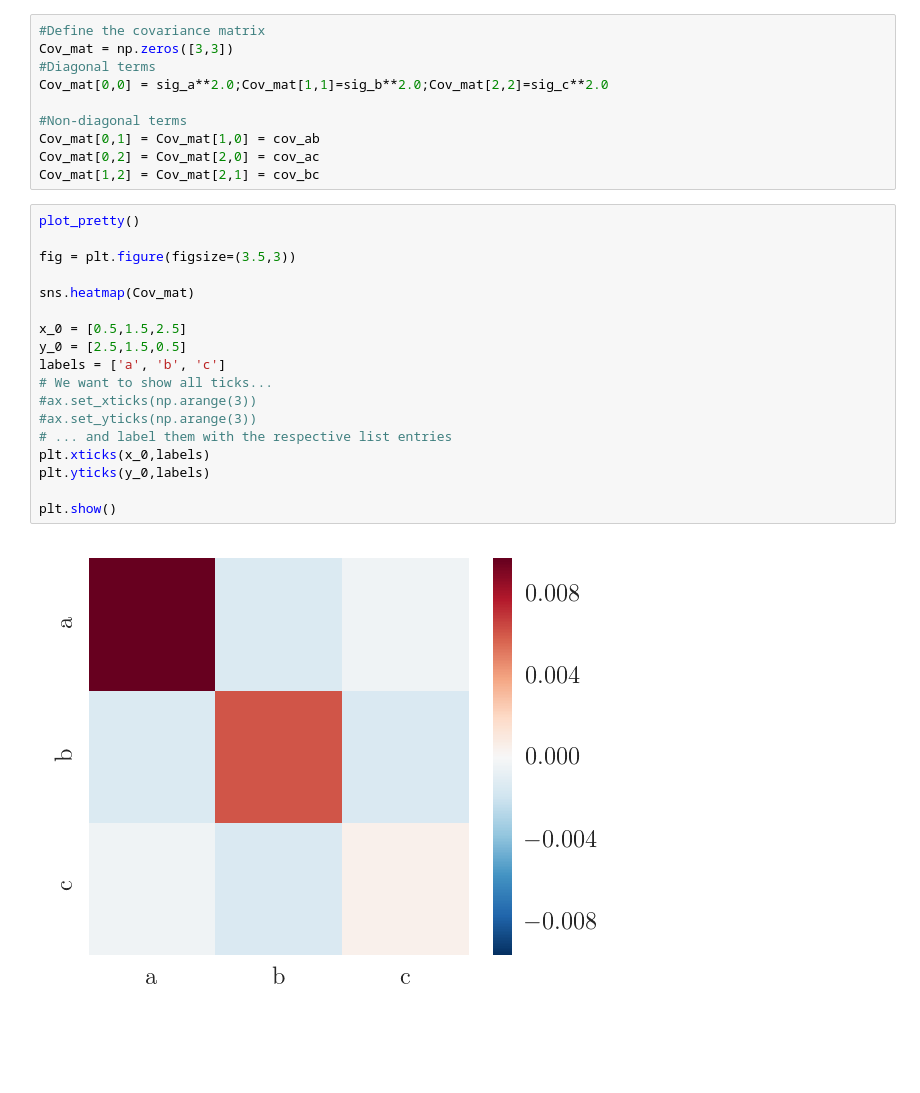
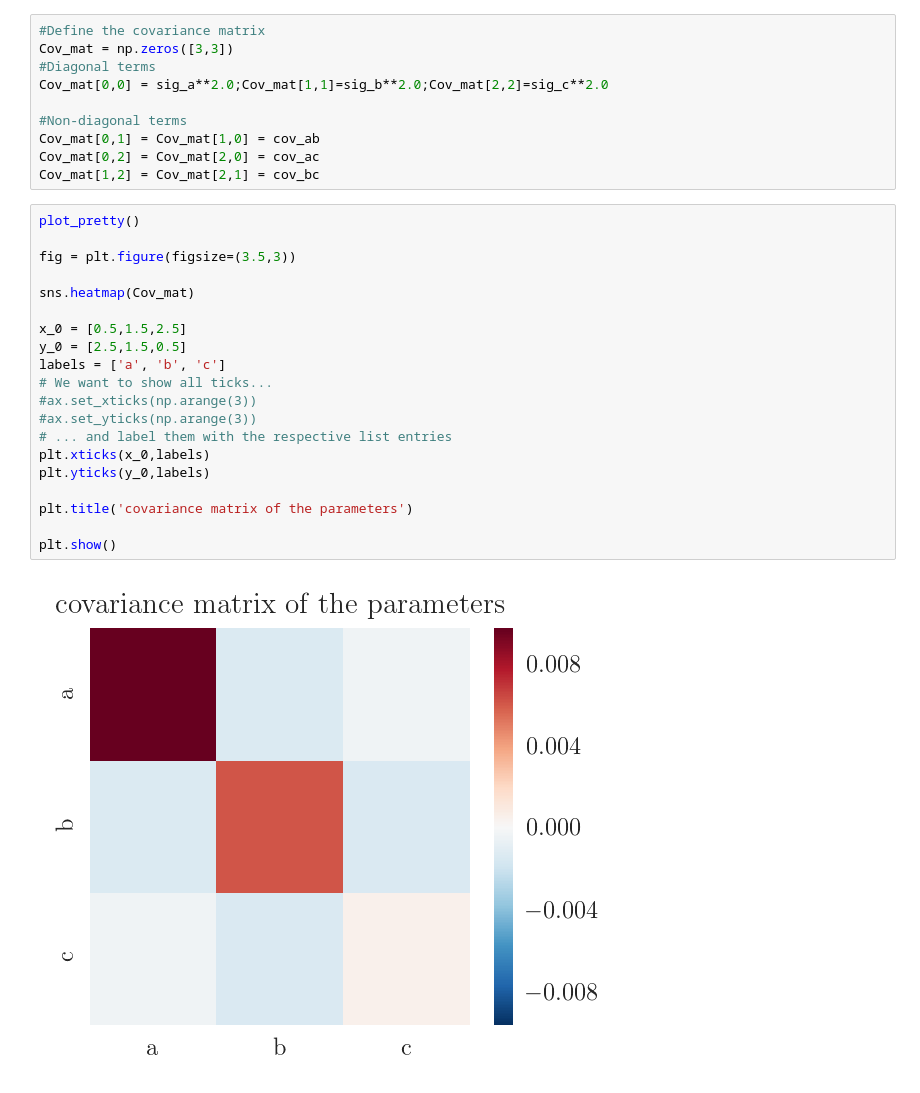
Before and after one commit to dtanoglidis/Astrostatistics, a Jupyter notebook: Assignment 3.ipynb, the cells around one changed output. Drawn from its saved outputs; the diff is of its cells as text; blank space fills up the shorter version.

```diff
--- a/Assignment 3.ipynb
+++ b/Assignment 3.ipynb
@@ -357,20 +357,22 @@ Cov_mat[1,2] = Cov_mat[2,1] = cov_bc
 # %%
 plot_pretty()
 
 fig = plt.figure(figsize=(3.5,3))
 
 sns.heatmap(Cov_mat)
 
 x_0 = [0.5,1.5,2.5]
 y_0 = [2.5,1.5,0.5]
 labels = ['a', 'b', 'c']
 # We want to show all ticks...
 #ax.set_xticks(np.arange(3))
 #ax.set_yticks(np.arange(3))
 # ... and label them with the respective list entries
 plt.xticks(x_0,labels)
 plt.yticks(y_0,labels)
 
+plt.title('covariance matrix of the parameters')
+
 plt.show()
 # %% [output]
-[figure, old version]
+[figure, new version]
```
